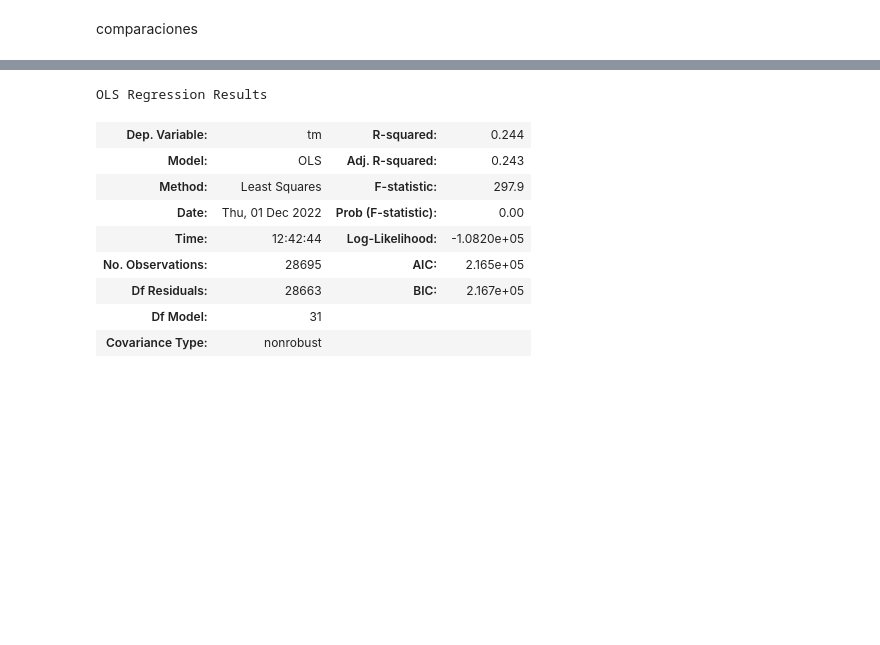
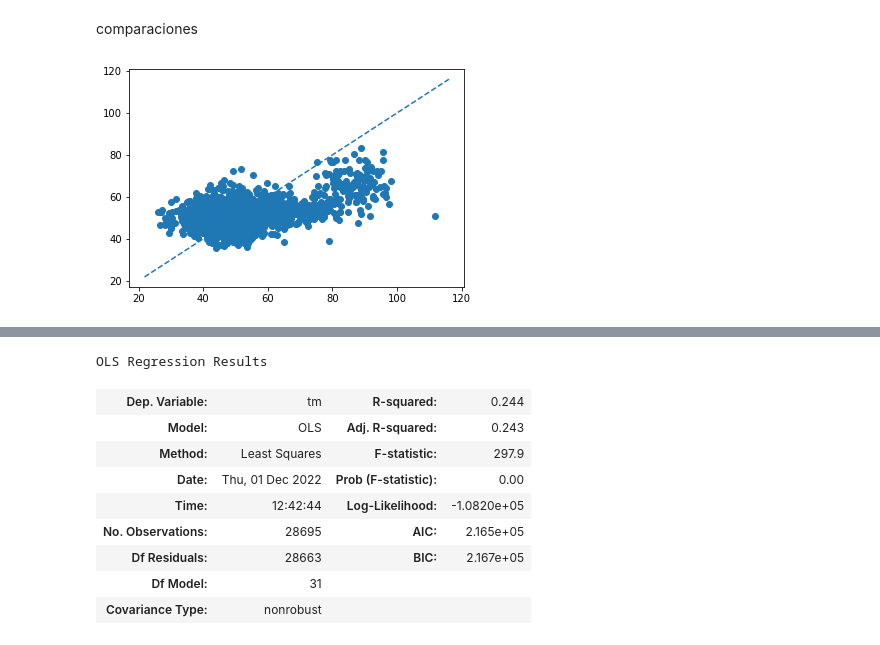
Before and after one commit to Germanchelo13/Novozymes-Enzyme-Stability-Prediction, a Jupyter notebook: prediccion.ipynb, the cells around one changed output, grey strips where cells are left out. Drawn from its saved outputs; the diff is of its cells as text; code cells hidden in the pictures; blank space fills up the shorter version.

```diff
--- a/prediccion.ipynb
+++ b/prediccion.ipynb
@@ -149,8 +156,21 @@ result[(result["error_corr"] <0.1) & (result["corr_train"]>0.2 ) ].sort_values("
 # %% [markdown]
 comparaciones
 # %%
-modelo= smf.ols("", data=X_train).fit()
+modelo= smf.ols("tm~T+D+protein_length+P+K+AL+C+S+Q", data=X_train).fit()
 y_train_pred=modelo.predict(X_train)
 y_test_pred=modelo.predict(X_test)
 pred_train=pd.concat([Y_train,y_train_pred ] , axis=1)
 pred_test=pd.concat([Y_test,y_test_pred ] , axis=1)
+# %%
+import matplotlib.pyplot as plt
+def abline(slope, intercept):
+    """Plot a line from slope and intercept"""
+    axes = plt.gca()
+    x_vals = np.array(axes.get_xlim())
+    y_vals = intercept + slope * x_vals
+    plt.plot(x_vals, y_vals, '--')
+# %%
+plt.scatter(x=pred_test["tm"],y=pred_test[0])
+abline(1,0)
+# %% [output]
+[figure, added]
```
Also changed, not shown: parts of 7 cells of this notebook, 1 other file.
